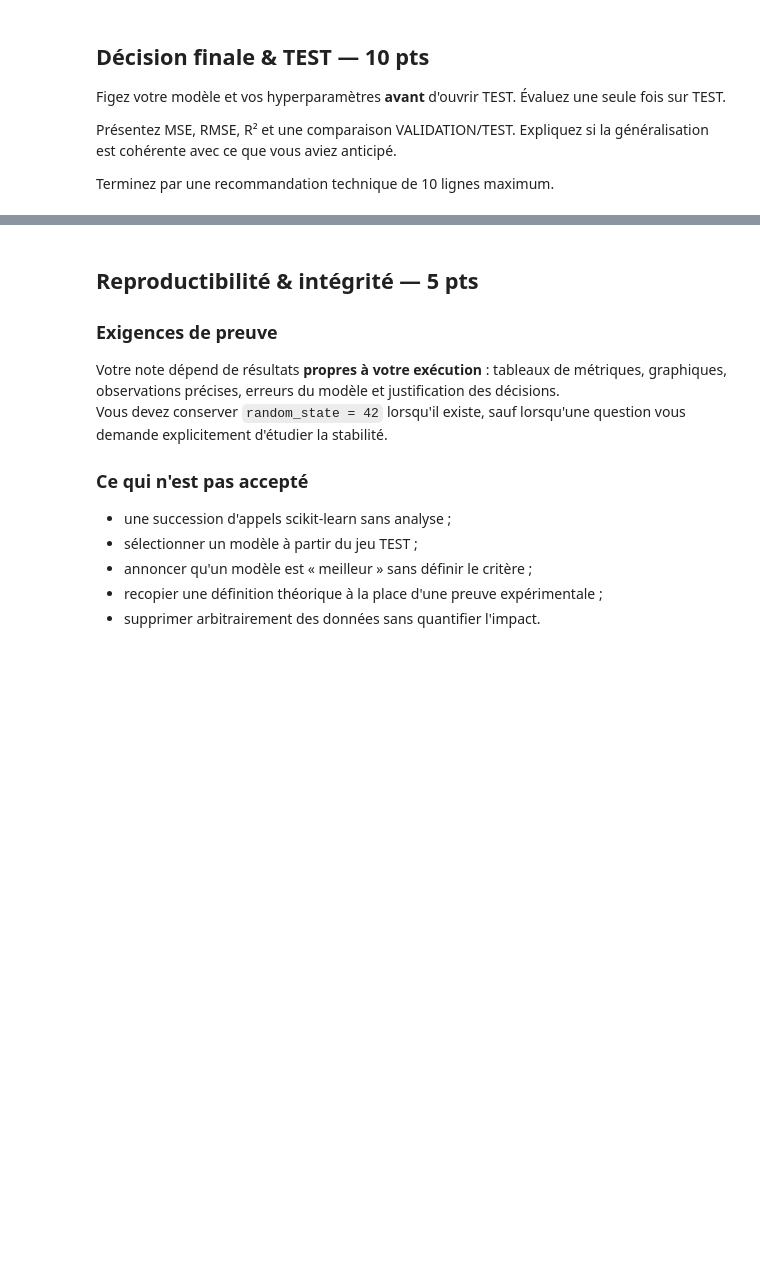
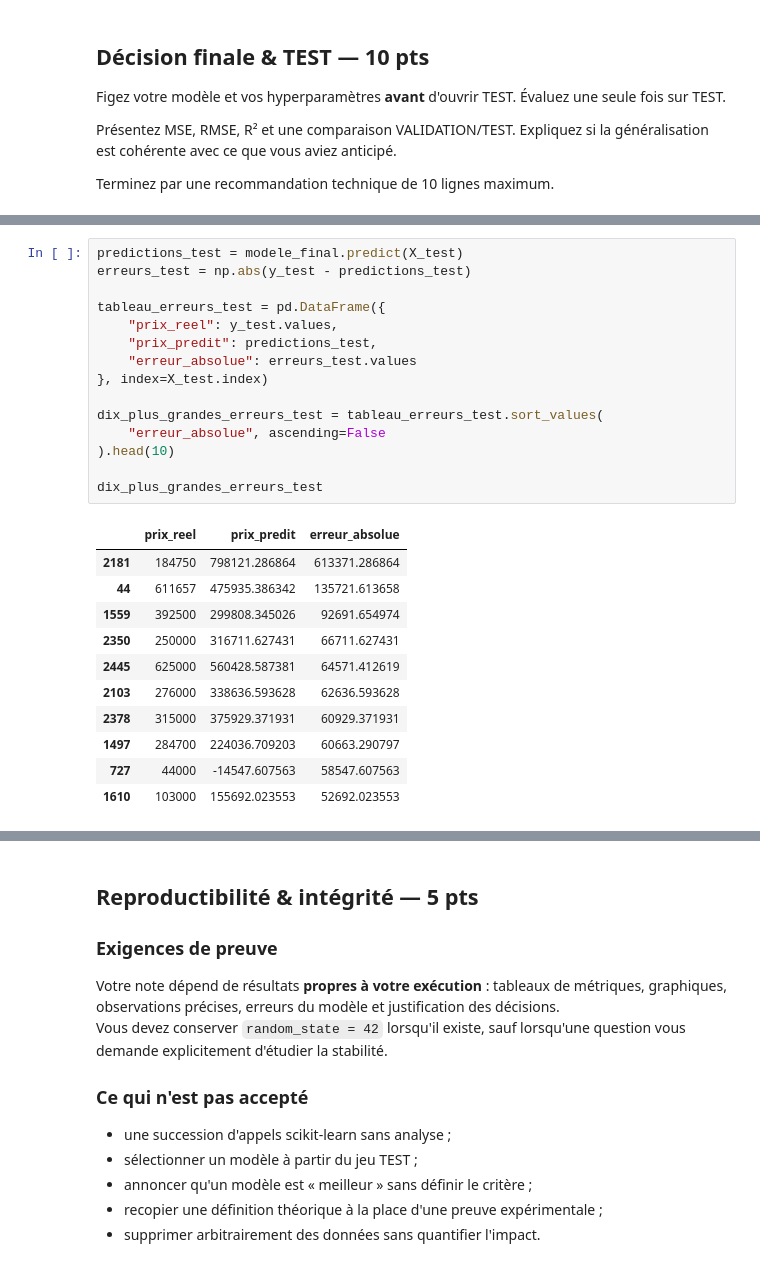
Before and after one commit to hamzabouhouch1003/Training01, a Jupyter notebook: Jour2/PACK_4_TP_NOTES_IA_4A_OPTION_DEVELOPPEUR/TP_NOTE_S3_REGRESSION_AMES_USA.ipynb, the cells around one changed output, grey strips where cells are left out. Cells and saved outputs as stored; diff of their text form; blank space fills up the shorter version.

```diff
--- a/Jour2/PACK_4_TP_NOTES_IA_4A_OPTION_DEVELOPPEUR/TP_NOTE_S3_REGRESSION_AMES_USA.ipynb
+++ b/Jour2/PACK_4_TP_NOTES_IA_4A_OPTION_DEVELOPPEUR/TP_NOTE_S3_REGRESSION_AMES_USA.ipynb
@@ -2021,0 +2073,27 @@ Terminez par une recommandation technique de 10 lignes maximum.
+# %%
+predictions_test = modele_final.predict(X_test)
+erreurs_test = np.abs(y_test - predictions_test)
+
+tableau_erreurs_test = pd.DataFrame({
+    "prix_reel": y_test.values,
+    "prix_predit": predictions_test,
+    "erreur_absolue": erreurs_test.values
+}, index=X_test.index)
+
+dix_plus_grandes_erreurs_test = tableau_erreurs_test.sort_values(
+    "erreur_absolue", ascending=False
+).head(10)
+
+dix_plus_grandes_erreurs_test
+# %% [output]
+|  | prix_reel | prix_predit | erreur_absolue |
+| 2181 | 184750 | 798121.286864 | 613371.286864 |
+| 44 | 611657 | 475935.386342 | 135721.613658 |
+| 1559 | 392500 | 299808.345026 | 92691.654974 |
+| 2350 | 250000 | 316711.627431 | 66711.627431 |
+| 2445 | 625000 | 560428.587381 | 64571.412619 |
+| 2103 | 276000 | 338636.593628 | 62636.593628 |
+| 2378 | 315000 | 375929.371931 | 60929.371931 |
+| 1497 | 284700 | 224036.709203 | 60663.290797 |
+| 727 | 44000 | -14547.607563 | 58547.607563 |
+| 1610 | 103000 | 155692.023553 | 52692.023553 |
```
Also changed, not shown: parts of 11 cells of this notebook.
